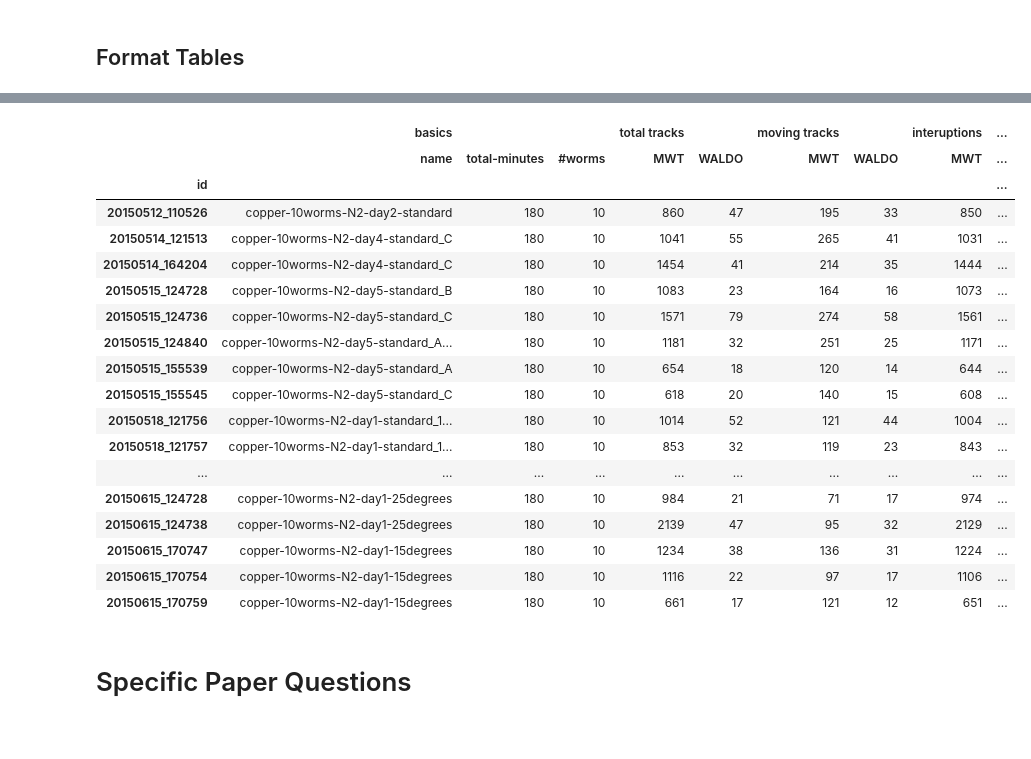
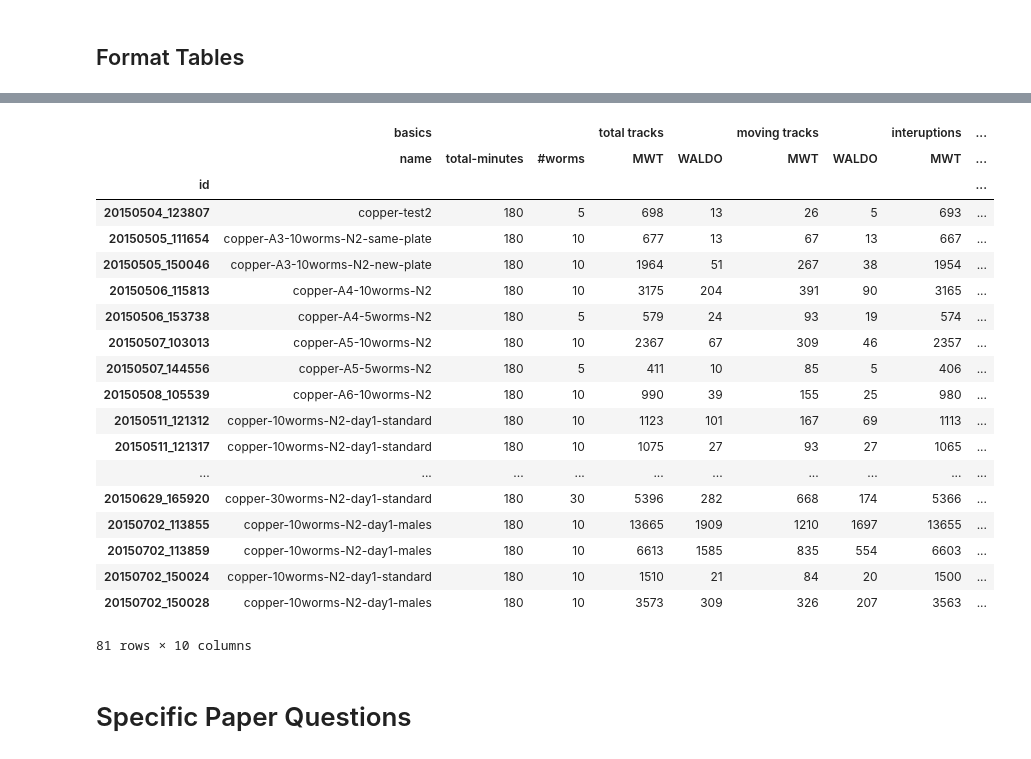
Before and after one commit to amarallab/waldo, a Jupyter notebook: workbooks/supplementary_tables/performance_report.ipynb, the cells around one changed output, grey strips where cells are left out. Drawn from its saved outputs; the diff is of its cells as text; code cells hidden in the pictures.

```diff
--- a/workbooks/supplementary_tables/performance_report.ipynb
+++ b/workbooks/supplementary_tables/performance_report.ipynb
@@ -149,7 +152,7 @@ organization_table
 # %% [markdown]
 ## Manual Corrections
 # %%
-#organization_table.loc['20150504_123807', '#worms'] = 5
+organization_table.loc['20150504_123807', '#worms'] = 5
 # %% [markdown]
 ## Grab Important Information
 # %%
@@ -330,37 +323,44 @@ pf
 # %%
+pf = pf_unformatted.set_index('id')
+pf = pf[['name', 'total-minutes', '#worms',
+         'MWT_total_tracks', 'WALDO_total_tracks',
+         'MWT_moving_tracks', 'WALDO_moving_tracks',
+         '#interuptions', '#interuptions_removed', '%interuptions_removed']]
+
 columns = [np.array([u'basics', u'basics', u'basics',
                      u'total tracks', u'total tracks',
                      u'moving tracks', u'moving tracks',
                      u'interuptions', u'interuptions', u'interuptions']),
 
             np.array([u'name', u'total-minutes', u'#worms',
                       u'MWT', u'WALDO',
                       u'MWT', u'WALDO',
                      u'MWT', u'number removed', u'percent removed'])]
 p = pd.DataFrame(np.array(pf), columns=columns, index=pf.index)
 p.to_html('table_of_waldo_performance.html')
-p.to_latex('table_of_waldo_performance.tex')
+p.to_latex('table_of_waldo_performance.tex', longtable=True)
 p
 # %% [output]
 |  | basics |  |  | total tracks |  | moving tracks |  | interuptions | ... |
 |  | name | total-minutes | #worms | MWT | WALDO | MWT | WALDO | MWT | ... |
 | id |  |  |  |  |  |  |  |  | ... |
-| 20150512_110526 | copper-10worms-N2-day2-standard | 180 | 10 | 860 | 47 | 195 | 33 | 850 | ... |
-| 20150514_121513 | copper-10worms-N2-day4-standard_C | 180 | 10 | 1041 | 55 | 265 | 41 | 1031 | ... |
-| 20150514_164204 | copper-10worms-N2-day4-standard_C | 180 | 10 | 1454 | 41 | 214 | 35 | 1444 | ... |
-| 20150515_124728 | copper-10worms-N2-day5-standard_B | 180 | 10 | 1083 | 23 | 164 | 16 | 1073 | ... |
-| 20150515_124736 | copper-10worms-N2-day5-standard_C | 180 | 10 | 1571 | 79 | 274 | 58 | 1561 | ... |
-| 20150515_124840 | copper-10worms-N2-day5-standard_A... | 180 | 10 | 1181 | 32 | 251 | 25 | 1171 | ... |
-| 20150515_155539 | copper-10worms-N2-day5-standard_A | 180 | 10 | 654 | 18 | 120 | 14 | 644 | ... |
-| 20150515_155545 | copper-10worms-N2-day5-standard_C | 180 | 10 | 618 | 20 | 140 | 15 | 608 | ... |
-| 20150518_121756 | copper-10worms-N2-day1-standard_1... | 180 | 10 | 1014 | 52 | 121 | 44 | 1004 | ... |
-| 20150518_121757 | copper-10worms-N2-day1-standard_1... | 180 | 10 | 853 | 32 | 119 | 23 | 843 | ... |
+| 20150504_123807 | copper-test2 | 180 | 5 | 698 | 13 | 26 | 5 | 693 | ... |
+| 20150505_111654 | copper-A3-10worms-N2-same-plate | 180 | 10 | 677 | 13 | 67 | 13 | 667 | ... |
+| 20150505_150046 | copper-A3-10worms-N2-new-plate | 180 | 10 | 1964 | 51 | 267 | 38 | 1954 | ... |
+| 20150506_115813 | copper-A4-10worms-N2 | 180 | 10 | 3175 | 204 | 391 | 90 | 3165 | ... |
+| 20150506_153738 | copper-A4-5worms-N2 | 180 | 5 | 579 | 24 | 93 | 19 | 574 | ... |
+| 20150507_103013 | copper-A5-10worms-N2 | 180 | 10 | 2367 | 67 | 309 | 46 | 2357 | ... |
+| 20150507_144556 | copper-A5-5worms-N2 | 180 | 5 | 411 | 10 | 85 | 5 | 406 | ... |
+| 20150508_105539 | copper-A6-10worms-N2 | 180 | 10 | 990 | 39 | 155 | 25 | 980 | ... |
+| 20150511_121312 | copper-10worms-N2-day1-standard | 180 | 10 | 1123 | 101 | 167 | 69 | 1113 | ... |
+| 20150511_121317 | copper-10worms-N2-day1-standard | 180 | 10 | 1075 | 27 | 93 | 27 | 1065 | ... |
 | ... | ... | ... | ... | ... | ... | ... | ... | ... | ... |
-| 20150615_124728 | copper-10worms-N2-day1-25degrees | 180 | 10 | 984 | 21 | 71 | 17 | 974 | ... |
-| 20150615_124738 | copper-10worms-N2-day1-25degrees | 180 | 10 | 2139 | 47 | 95 | 32 | 2129 | ... |
-| 20150615_170747 | copper-10worms-N2-day1-15degrees | 180 | 10 | 1234 | 38 | 136 | 31 | 1224 | ... |
-| 20150615_170754 | copper-10worms-N2-day1-15degrees | 180 | 10 | 1116 | 22 | 97 | 17 | 1106 | ... |
-| 20150615_170759 | copper-10worms-N2-day1-15degrees | 180 | 10 | 661 | 17 | 121 | 12 | 651 | ... |
+| 20150629_165920 | copper-30worms-N2-day1-standard | 180 | 30 | 5396 | 282 | 668 | 174 | 5366 | ... |
+| 20150702_113855 | copper-10worms-N2-day1-males | 180 | 10 | 13665 | 1909 | 1210 | 1697 | 13655 | ... |
+| 20150702_113859 | copper-10worms-N2-day1-males | 180 | 10 | 6613 | 1585 | 835 | 554 | 6603 | ... |
+| 20150702_150024 | copper-10worms-N2-day1-standard | 180 | 10 | 1510 | 21 | 84 | 20 | 1500 | ... |
+| 20150702_150028 | copper-10worms-N2-day1-males | 180 | 10 | 3573 | 309 | 326 | 207 | 3563 | ... |
+81 rows × 10 columns
 # %% [markdown]
 # Specific Paper Questions
 # %%
```
Also changed, not shown: parts of 7 cells of this notebook, 8 other files.
